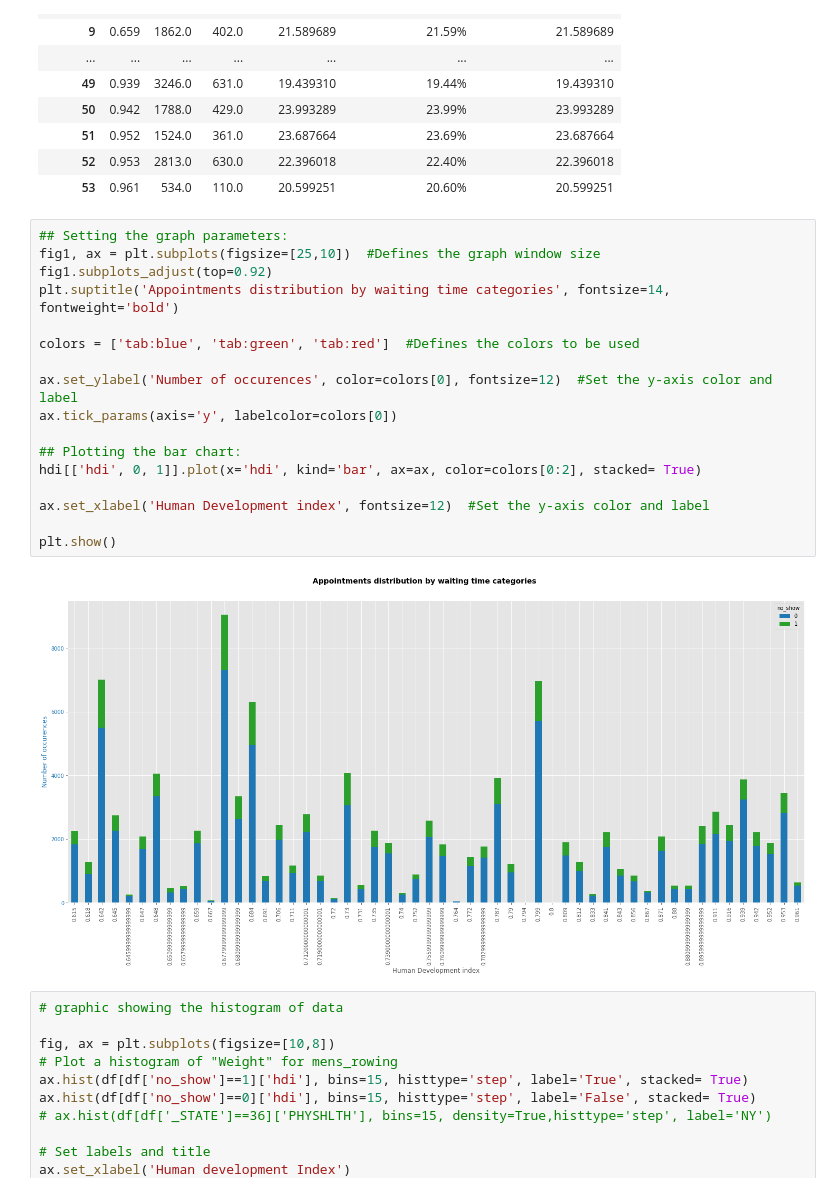
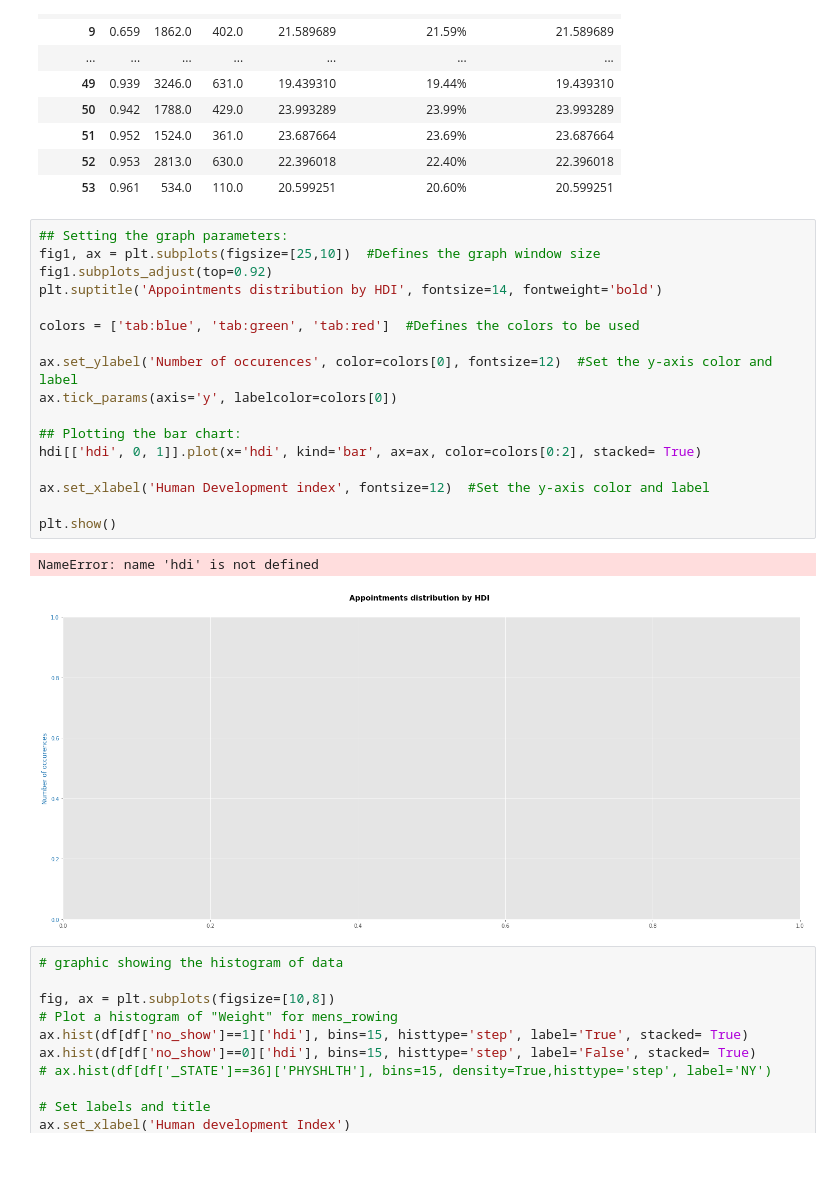
Before and after one commit to photonconsult/Mod_3_project, a Jupyter notebook: Visualizations and EDA.ipynb, the cells around one changed output. Saved outputs shown, nothing was run; the diff lists cells and outputs as text; blank space fills up the shorter version.

```diff
--- a/Visualizations and EDA.ipynb
+++ b/Visualizations and EDA.ipynb
@@ -597,22 +575,23 @@ hdi
 # %%
 ## Setting the graph parameters:
 fig1, ax = plt.subplots(figsize=[25,10])  #Defines the graph window size
 fig1.subplots_adjust(top=0.92)
-plt.suptitle('Appointments distribution by waiting time categories', fontsize=14, fontweight='bold')
+plt.suptitle('Appointments distribution by HDI', fontsize=14, fontweight='bold')
 
 colors = ['tab:blue', 'tab:green', 'tab:red']  #Defines the colors to be used
 
 ax.set_ylabel('Number of occurences', color=colors[0], fontsize=12)  #Set the y-axis color and label
 ax.tick_params(axis='y', labelcolor=colors[0])
 
 ## Plotting the bar chart:
 hdi[['hdi', 0, 1]].plot(x='hdi', kind='bar', ax=ax, color=colors[0:2], stacked= True)
 
 ax.set_xlabel('Human Development index', fontsize=12)  #Set the y-axis color and label
 
 plt.show()
 # %% [output]
+NameError: name 'hdi' is not defined
-[figure, old version]
+[figure, new version]
 # %%
 # graphic showing the histogram of data
 
```
Also changed, not shown: parts of 16 cells of this notebook, 12 other files.
